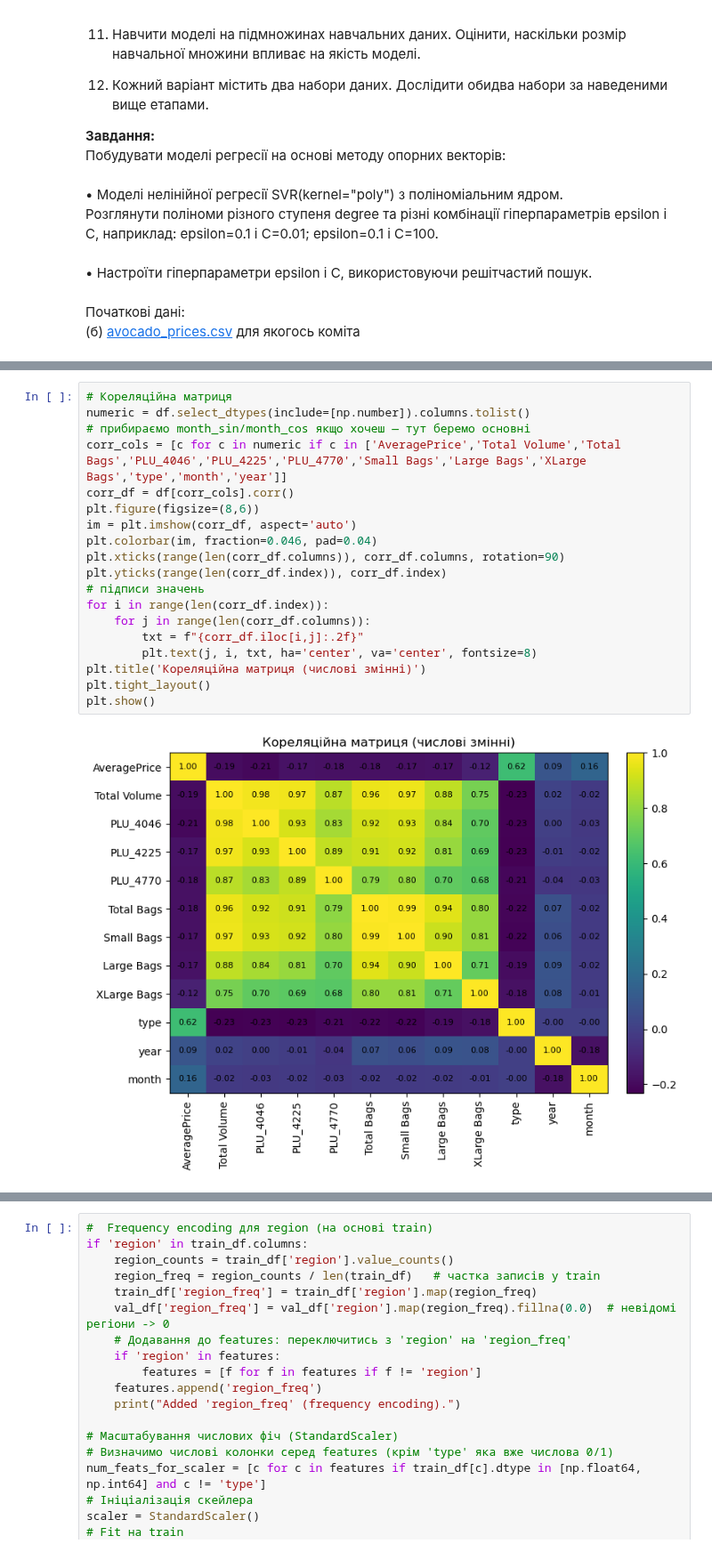
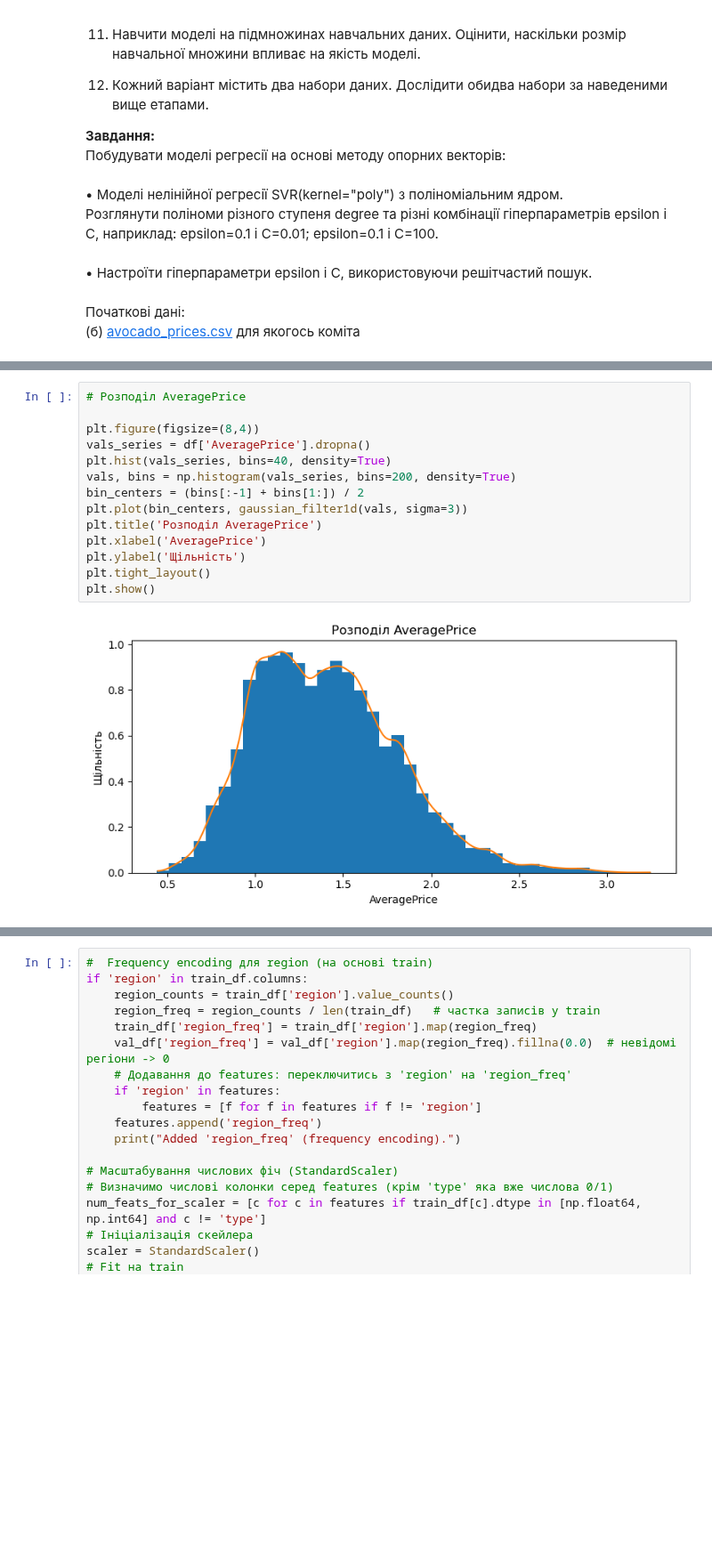
Before and after one commit to Max0Past/Data_Analysis, a Jupyter notebook: lab_2/avocado_prices_code.ipynb, the cells around one changed output, grey strips where cells are left out. Shown at 89% size. Saved outputs shown, nothing was run; the diff lists cells and outputs as text; blank space fills up the shorter version.

Commit message:
improved visualization

```diff
--- a/lab_2/avocado_prices_code.ipynb
+++ b/lab_2/avocado_prices_code.ipynb
@@ -368,21 +265,16 @@ plt.show()
-# %%
-# Кореляційна матриця
-numeric = df.select_dtypes(include=[np.number]).columns.tolist()
-# прибираємо month_sin/month_cos якщо хочеш — тут беремо основні
-corr_cols = [c for c in numeric if c in ['AveragePrice','Total Volume','Total Bags','PLU_4046','PLU_4225','PLU_4770','Small Bags','Large Bags','XLarge Bags','type','month','year']]
-corr_df = df[corr_cols].corr()
-plt.figure(figsize=(8,6))
-im = plt.imshow(corr_df, aspect='auto')
-plt.colorbar(im, fraction=0.046, pad=0.04)
-plt.xticks(range(len(corr_df.columns)), corr_df.columns, rotation=90)
-plt.yticks(range(len(corr_df.index)), corr_df.index)
-# підписи значень
-for i in range(len(corr_df.index)):
-    for j in range(len(corr_df.columns)):
-        txt = f"{corr_df.iloc[i,j]:.2f}"
-        plt.text(j, i, txt, ha='center', va='center', fontsize=8)
-plt.title('Кореляційна матриця (числові змінні)')
-plt.tight_layout()
-plt.show()
-# %% [output]
-[figure, removed]
+# %%
+# Розподіл AveragePrice
+
+plt.figure(figsize=(8,4))
+vals_series = df['AveragePrice'].dropna()
+plt.hist(vals_series, bins=40, density=True)
+vals, bins = np.histogram(vals_series, bins=200, density=True)
+bin_centers = (bins[:-1] + bins[1:]) / 2
+plt.plot(bin_centers, gaussian_filter1d(vals, sigma=3))
+plt.title('Розподіл AveragePrice')
+plt.xlabel('AveragePrice')
+plt.ylabel('Щільність')
+plt.tight_layout()
+plt.show()
+# %% [output]
+[figure, added]
```
Also changed, not shown: parts of 16 cells of this notebook, 1 other file.
